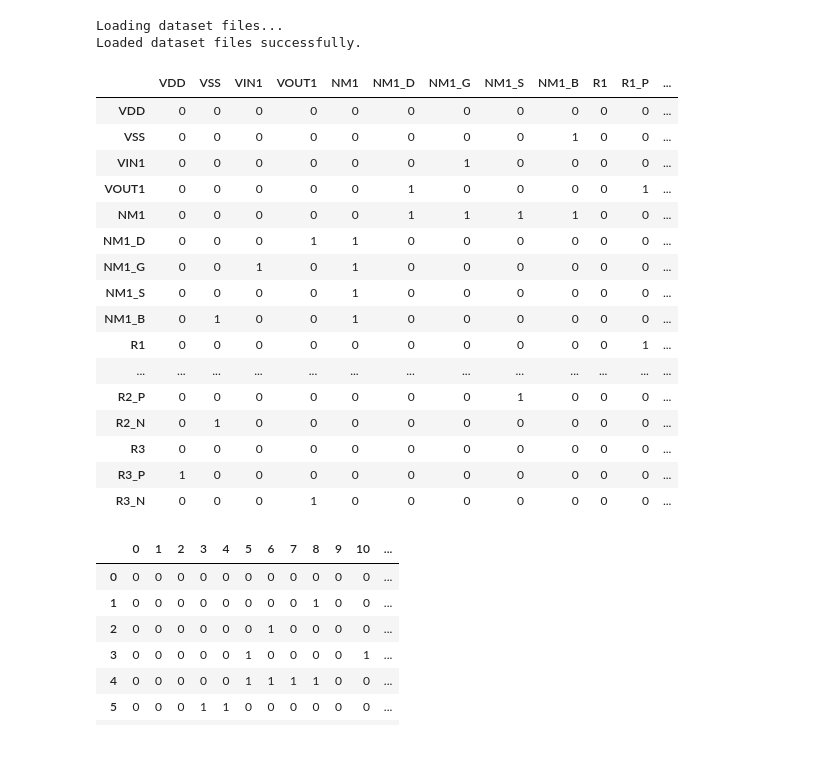
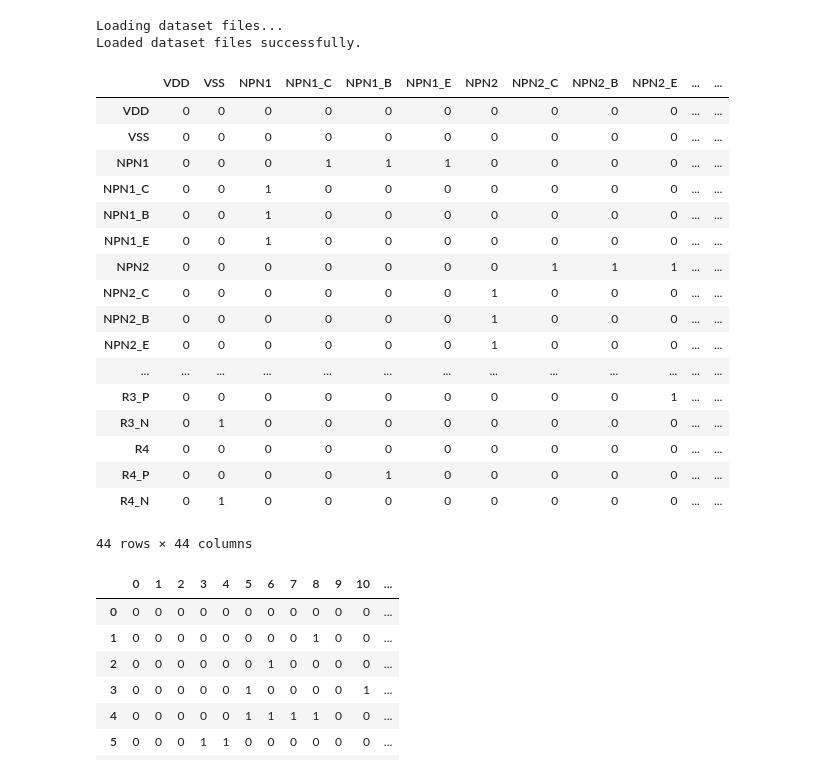
Before and after one commit to praveen2k2/circuits_gen, a Jupyter notebook: Moduler_version/datasettests.ipynb, the cells around one changed output. Saved outputs shown, nothing was run; the diff lists cells and outputs as text; code cells hidden in the pictures.

```diff
--- a/Moduler_version/datasettests.ipynb
+++ b/Moduler_version/datasettests.ipynb
@@ -5,26 +5,27 @@ circuits= Circuits()
 Loading dataset files...
 Loaded dataset files successfully.
 # %%
-sample_graph=circuits.pdfiles[100][1]
+sample_graph=circuits.pdfiles[1000][1]
 sample_graph
 # %% [output]
-|  | VDD | VSS | VIN1 | VOUT1 | NM1 | NM1_D | NM1_G | NM1_S | NM1_B | R1 | R1_P | ... |
-| VDD | 0 | 0 | 0 | 0 | 0 | 0 | 0 | 0 | 0 | 0 | 0 | ... |
-| VSS | 0 | 0 | 0 | 0 | 0 | 0 | 0 | 0 | 1 | 0 | 0 | ... |
-| VIN1 | 0 | 0 | 0 | 0 | 0 | 0 | 1 | 0 | 0 | 0 | 0 | ... |
-| VOUT1 | 0 | 0 | 0 | 0 | 0 | 1 | 0 | 0 | 0 | 0 | 1 | ... |
-| NM1 | 0 | 0 | 0 | 0 | 0 | 1 | 1 | 1 | 1 | 0 | 0 | ... |
-| NM1_D | 0 | 0 | 0 | 1 | 1 | 0 | 0 | 0 | 0 | 0 | 0 | ... |
-| NM1_G | 0 | 0 | 1 | 0 | 1 | 0 | 0 | 0 | 0 | 0 | 0 | ... |
-| NM1_S | 0 | 0 | 0 | 0 | 1 | 0 | 0 | 0 | 0 | 0 | 0 | ... |
-| NM1_B | 0 | 1 | 0 | 0 | 1 | 0 | 0 | 0 | 0 | 0 | 0 | ... |
-| R1 | 0 | 0 | 0 | 0 | 0 | 0 | 0 | 0 | 0 | 0 | 1 | ... |
+|  | VDD | VSS | NPN1 | NPN1_C | NPN1_B | NPN1_E | NPN2 | NPN2_C | NPN2_B | NPN2_E | ... | ... |
+| VDD | 0 | 0 | 0 | 0 | 0 | 0 | 0 | 0 | 0 | 0 | ... | ... |
+| VSS | 0 | 0 | 0 | 0 | 0 | 0 | 0 | 0 | 0 | 0 | ... | ... |
+| NPN1 | 0 | 0 | 0 | 1 | 1 | 1 | 0 | 0 | 0 | 0 | ... | ... |
+| NPN1_C | 0 | 0 | 1 | 0 | 0 | 0 | 0 | 0 | 0 | 0 | ... | ... |
+| NPN1_B | 0 | 0 | 1 | 0 | 0 | 0 | 0 | 0 | 0 | 0 | ... | ... |
+| NPN1_E | 0 | 0 | 1 | 0 | 0 | 0 | 0 | 0 | 0 | 0 | ... | ... |
+| NPN2 | 0 | 0 | 0 | 0 | 0 | 0 | 0 | 1 | 1 | 1 | ... | ... |
+| NPN2_C | 0 | 0 | 0 | 0 | 0 | 0 | 1 | 0 | 0 | 0 | ... | ... |
+| NPN2_B | 0 | 0 | 0 | 0 | 0 | 0 | 1 | 0 | 0 | 0 | ... | ... |
+| NPN2_E | 0 | 0 | 0 | 0 | 0 | 0 | 1 | 0 | 0 | 0 | ... | ... |
 | ... | ... | ... | ... | ... | ... | ... | ... | ... | ... | ... | ... | ... |
-| R2_P | 0 | 0 | 0 | 0 | 0 | 0 | 0 | 1 | 0 | 0 | 0 | ... |
-| R2_N | 0 | 1 | 0 | 0 | 0 | 0 | 0 | 0 | 0 | 0 | 0 | ... |
-| R3 | 0 | 0 | 0 | 0 | 0 | 0 | 0 | 0 | 0 | 0 | 0 | ... |
-| R3_P | 1 | 0 | 0 | 0 | 0 | 0 | 0 | 0 | 0 | 0 | 0 | ... |
-| R3_N | 0 | 0 | 0 | 1 | 0 | 0 | 0 | 0 | 0 | 0 | 0 | ... |
+| R3_P | 0 | 0 | 0 | 0 | 0 | 0 | 0 | 0 | 0 | 1 | ... | ... |
+| R3_N | 0 | 1 | 0 | 0 | 0 | 0 | 0 | 0 | 0 | 0 | ... | ... |
+| R4 | 0 | 0 | 0 | 0 | 0 | 0 | 0 | 0 | 0 | 0 | ... | ... |
+| R4_P | 0 | 0 | 0 | 0 | 1 | 0 | 0 | 0 | 0 | 0 | ... | ... |
+| R4_N | 0 | 1 | 0 | 0 | 0 | 0 | 0 | 0 | 0 | 0 | ... | ... |
+44 rows × 44 columns
 # %%
 import pandas as pd
 
```
Also changed, not shown: 3 other files.
